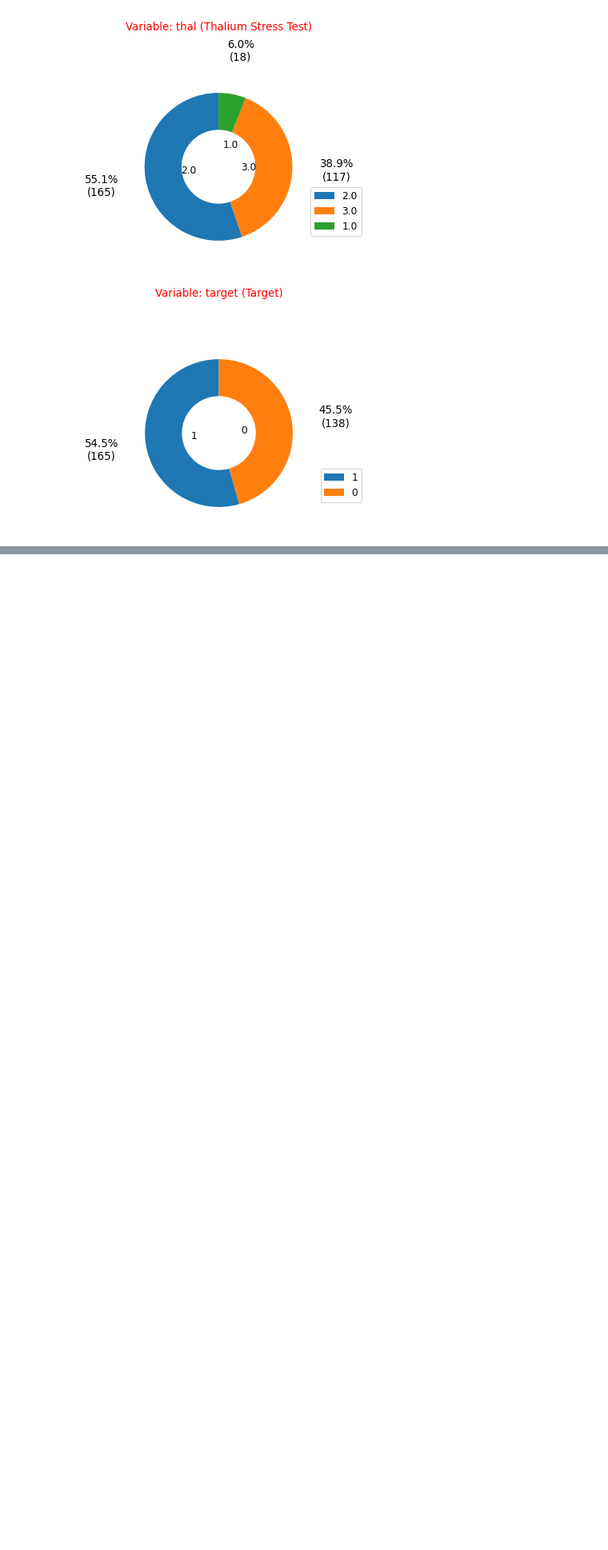
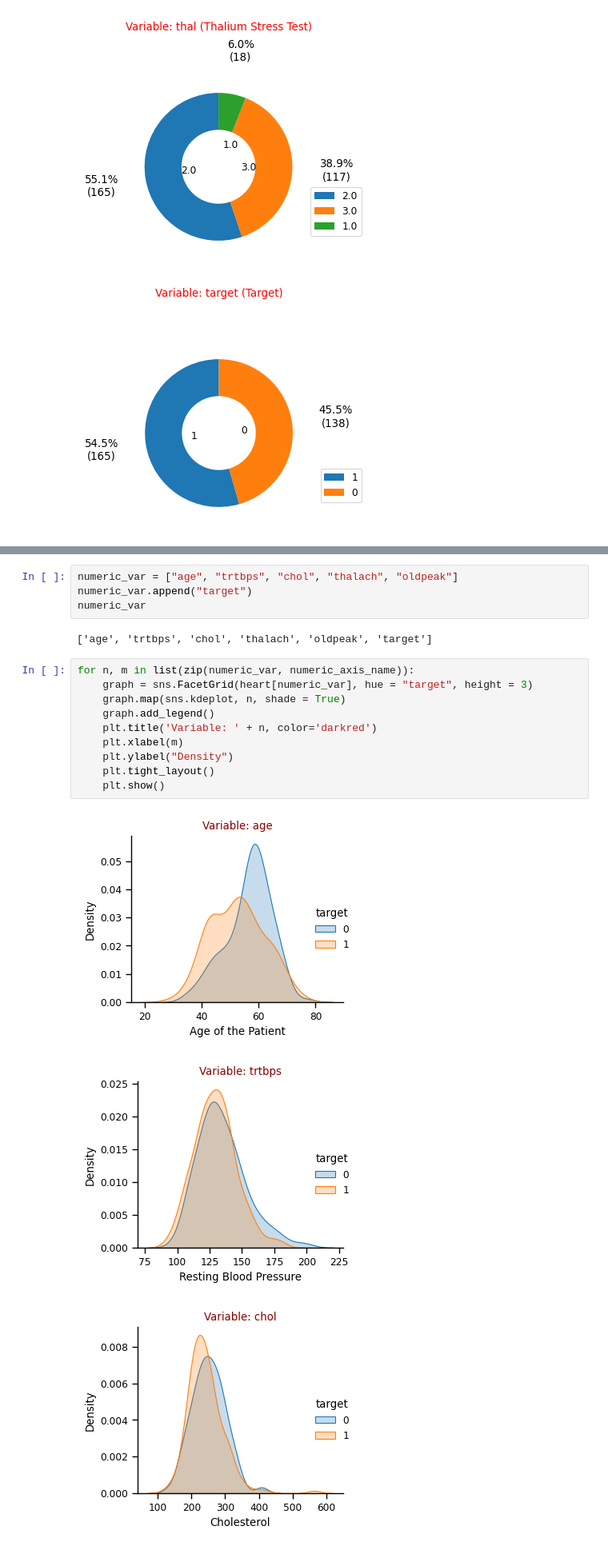
Before and after one commit to audrey-rw5683/HeartAttackPrediction, a Jupyter notebook: ML-Heart Attack Prediction Analysis.ipynb, the cells around one changed output, grey strips where cells are left out. Shown at 80% size. Cells and saved outputs as stored; diff of their text form; blank space fills up the shorter version.

Commit message:
Relations between target variable and numeric variables

```diff
--- a/ML-Heart Attack Prediction Analysis.ipynb
+++ b/ML-Heart Attack Prediction Analysis.ipynb
@@ -249,0 +253,20 @@ for j, k in list(zip(categoric_var, categoric_axis_name)):
+# %%
+numeric_var = ["age", "trtbps", "chol", "thalach", "oldpeak"]
+numeric_var.append("target")
+numeric_var
+# %% [output]
+['age', 'trtbps', 'chol', 'thalach', 'oldpeak', 'target']
+# %%
+for n, m in list(zip(numeric_var, numeric_axis_name)):
+    graph = sns.FacetGrid(heart[numeric_var], hue = "target", height = 3)
+    graph.map(sns.kdeplot, n, shade = True)
+    graph.add_legend()
+    plt.title('Variable: ' + n, color='darkred')
+    plt.xlabel(m)
+    plt.ylabel("Density")
+    plt.tight_layout()
+    plt.show()
+# %% [output]
+[figure, added]
+[figure, added]
+[figure, added]
```
Also changed, not shown: parts of 5 cells of this notebook.
